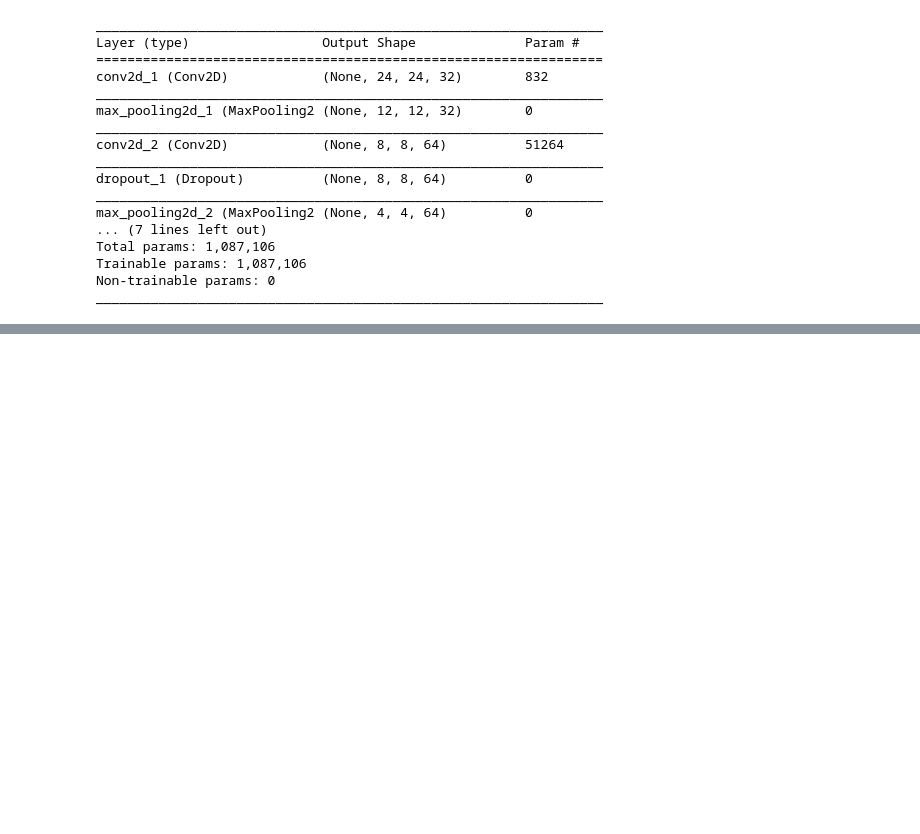
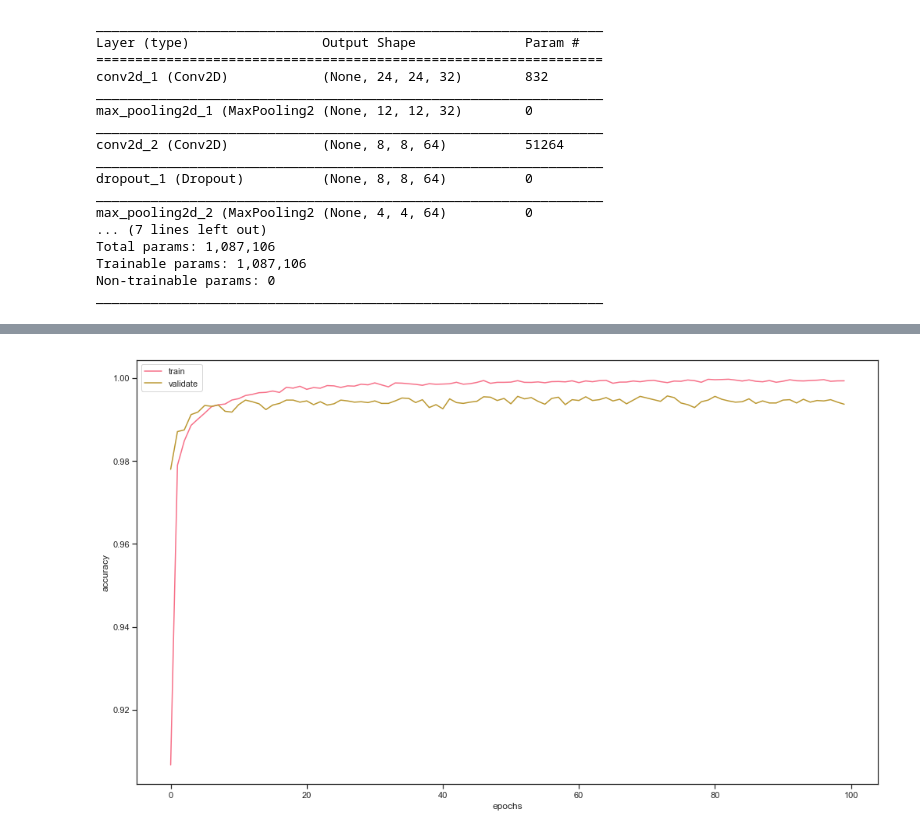
Before and after one commit to wdbm/Psychedelic_Machine_Learning_in_the_Cenozoic_Era, a Jupyter notebook: Keras_convolutional_MNIST.ipynb, the cells around one changed output, grey strips where cells are left out. Drawn from its saved outputs; the diff is of its cells as text; code cells hidden in the pictures; blank space fills up the shorter version.

```diff
--- a/Keras_convolutional_MNIST.ipynb
+++ b/Keras_convolutional_MNIST.ipynb
@@ -167,8 +185,10 @@ model.compile(
 class AccuracyHistory(keras.callbacks.Callback):
     def on_train_begin(self, logs = {}):
         self.acc = []
+        self.val_acc = []
     def on_epoch_end(self, batch, logs = {}):
         self.acc.append(logs.get('acc'))
+        self.val_acc.append(logs.get('val_acc'))
 
 history = AccuracyHistory()
 
@@ -221,0 +219,9 @@ test accuracy: 0.9948
+# %%
+plt.plot(history.acc, label='train')
+plt.plot(history.val_acc, label='validate')
+plt.legend()
+plt.xlabel('epochs')
+plt.ylabel('accuracy')
+plt.show()
+# %% [output]
+[figure, added]
```
Also changed, not shown: parts of 12 cells of this notebook.
